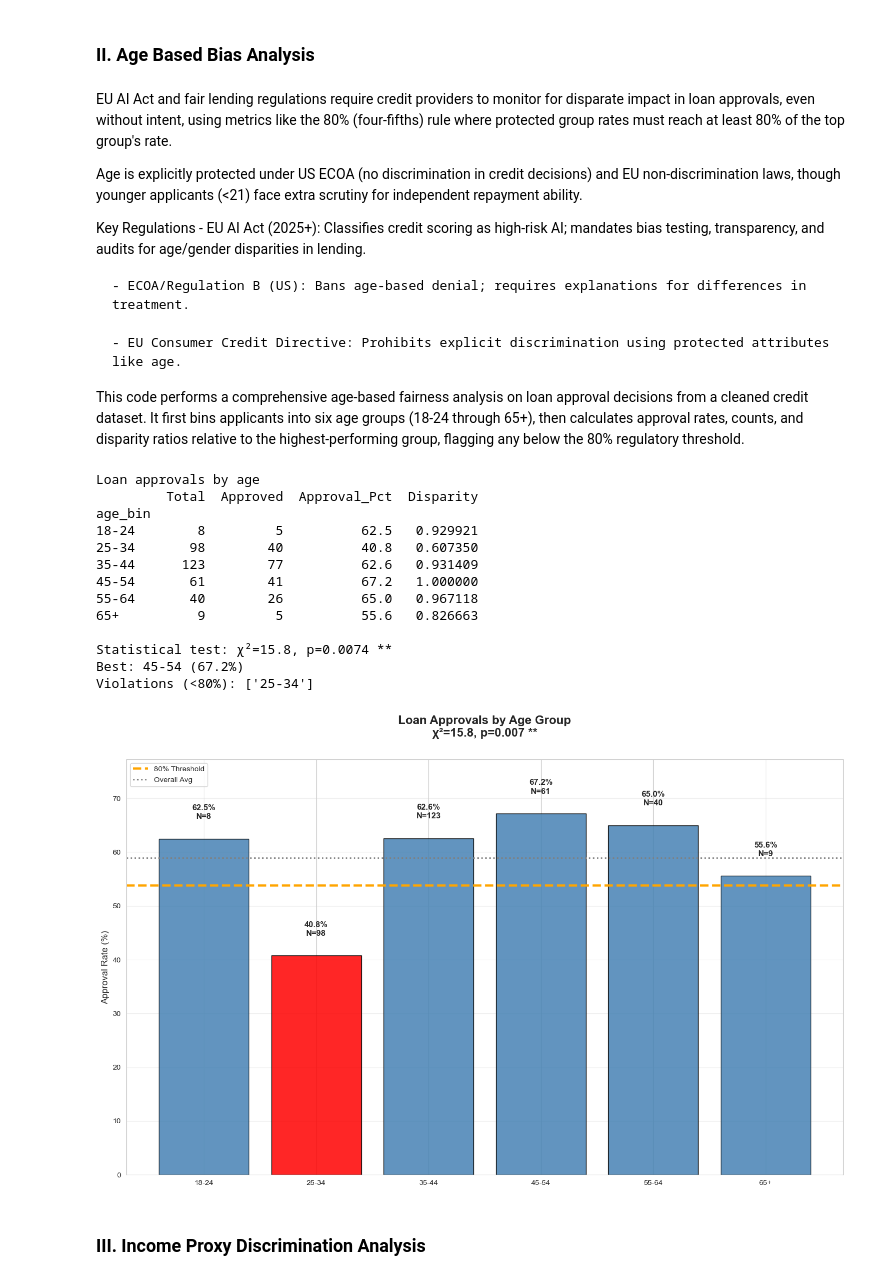
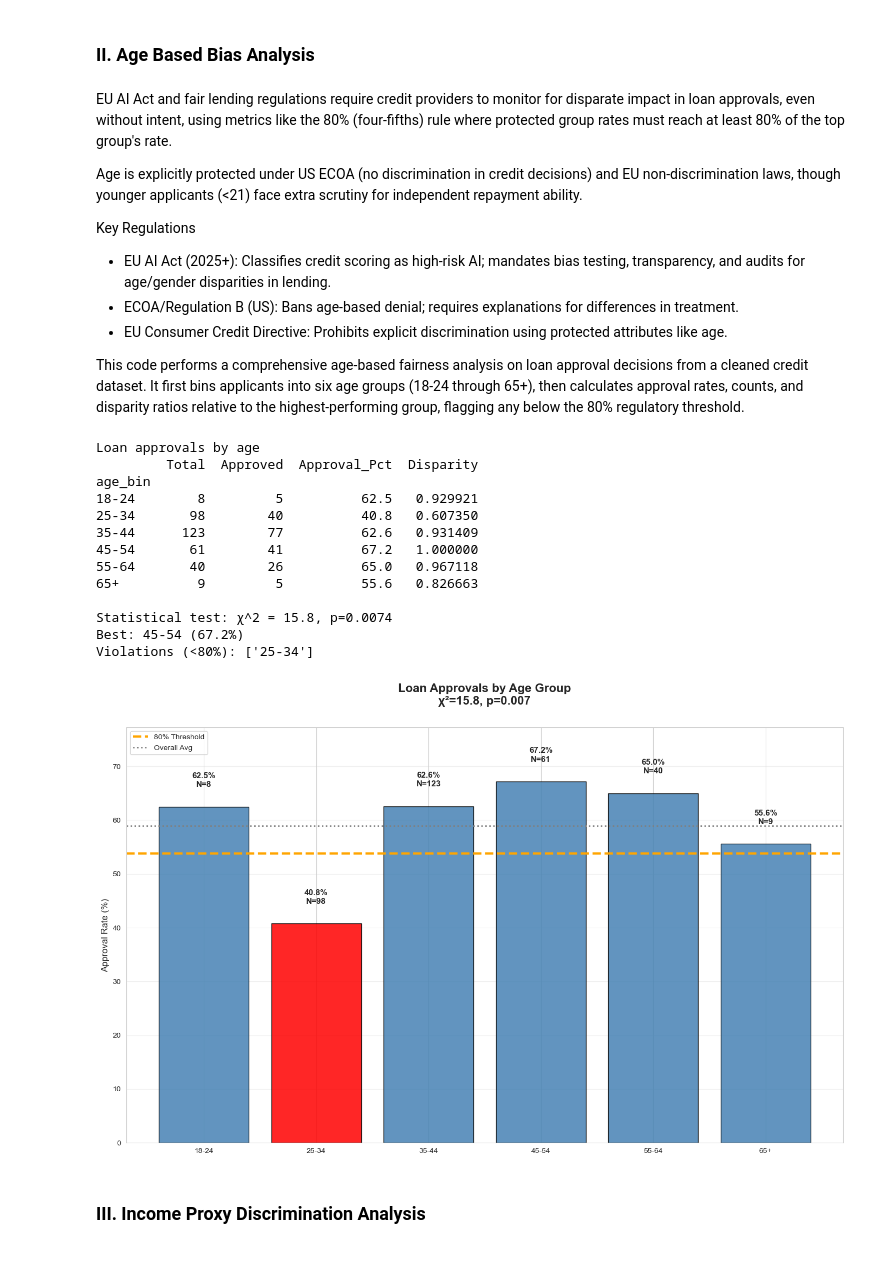
Before and after one commit to korbidietl/dego_gp_txc1, a Jupyter notebook: notebooks/02-bias-analysis.ipynb, the cells around one changed output. Cells and saved outputs as stored; diff of their text form; code cells hidden in the pictures.

```diff
--- a/notebooks/02-bias-analysis.ipynb
+++ b/notebooks/02-bias-analysis.ipynb
@@ -113,11 +114,9 @@ EU AI Act and fair lending regulations require credit providers to monitor for d
 Age is explicitly protected under US ECOA (no discrimination in credit decisions) and EU non-discrimination laws, though younger applicants (<21) face extra scrutiny for independent repayment ability.
 
 Key Regulations
-    - EU AI Act (2025+): Classifies credit scoring as high-risk AI; mandates bias testing, transparency, and audits for age/gender disparities in lending.
-
-    - ECOA/Regulation B (US): Bans age-based denial; requires explanations for differences in treatment.
-
-    - EU Consumer Credit Directive: Prohibits explicit discrimination using protected attributes like age.
+* EU AI Act (2025+): Classifies credit scoring as high-risk AI; mandates bias testing, transparency, and audits for age/gender disparities in lending.
+* ECOA/Regulation B (US): Bans age-based denial; requires explanations for differences in treatment.
+* EU Consumer Credit Directive: Prohibits explicit discrimination using protected attributes like age.
 
 This code performs a comprehensive age-based fairness analysis on loan approval decisions from a cleaned credit dataset. It first bins applicants into six age groups (18-24 through 65+), then calculates approval rates, counts, and disparity ratios relative to the highest-performing group, flagging any below the 80% regulatory threshold.
 # %%
@@ -126,9 +125,8 @@ bins = [18, 25, 35, 45, 55, 65, 100]
 labels = ['18-24', '25-34', '35-44', '45-54', '55-64', '65+']
 df['age_bin'] = pd.cut(df['applicant_info.age'], bins=bins, labels=labels, right=False)
 
-metrics = df.groupby('age_bin')['decision.loan_approved'].agg([
-    'count', 'sum', 'mean'
-]).round(4)
+metrics = df.groupby('age_bin', observed=False)['decision.loan_approved'].agg(['count', 'sum', 'mean']).round(4)
+
 metrics.columns = ['Total', 'Approved', 'Approval_Rate']
 metrics['Approval_Pct'] = (metrics['Approval_Rate'] * 100).round(1)
 metrics['Disparity'] = metrics['Approval_Rate'] / metrics['Approval_Rate'].max()
@@ -136,12 +134,11 @@ metrics['Disparity'] = metrics['Approval_Rate'] / metrics['Approval_Rate'].max()
 # Statistical test
 contingency = pd.crosstab(df['age_bin'], df['decision.loan_approved'])
 chi2, p, dof, expected = chi2_contingency(contingency)
-sig_level = '***' if p < 0.001 else '**' if p < 0.01 else '*' if p < 0.05 else 'ns'
 
 # Results
 print("\nLoan approvals by age")
 print(metrics[['Total', 'Approved', 'Approval_Pct', 'Disparity']])
-print(f"\nStatistical test: χ²={chi2:.1f}, p={p:.4f} {sig_level}")
+print(f"\nStatistical test: χ^2 = {chi2:.1f}, p={p:.4f}")
 print(f"Best: {metrics['Approval_Rate'].idxmax()} ({metrics['Approval_Rate'].max():.1%})")
 print(f"Violations (<80%): {list(metrics[metrics['Disparity'] < 0.8].index)}")
 # %% [output]
@@ -155,39 +152,39 @@ age_bin
 55-64       40        26          65.0   0.967118
 65+          9         5          55.6   0.826663
 
-Statistical test: χ²=15.8, p=0.0074 **
+Statistical test: χ^2 = 15.8, p=0.0074
 Best: 45-54 (67.2%)
 Violations (<80%): ['25-34']
 # %%
 # Chart with stats
 fig, ax1 = plt.subplots(figsize=(14, 9))
 
 colors = ['red' if r < 0.8 else 'steelblue' for r in metrics['Disparity']]
 bars = ax1.bar(metrics.index, metrics['Approval_Pct'], color=colors, alpha=0.85, edgecolor='black')
 
 # Thresholds
 ax1.axhline(y=metrics['Approval_Rate'].max()*80, color='orange', ls='--', lw=3, label='80% Threshold')
 ax1.axhline(y=metrics['Approval_Rate'].mean()*100, color='gray', ls=':', lw=2, label='Overall Avg')
 
 # Labels
 max_pct = metrics['Approval_Pct'].max()
 label_offset = max_pct * 0.05
 for i, (pct, total) in enumerate(zip(metrics['Approval_Pct'], metrics['Total'])):
     ax1.text(i, pct + label_offset, f'{pct}%\nN={int(total):,}',
              ha='center', va='bottom', fontweight='bold', fontsize=11)
 
-ax1.set_title(f'Loan Approvals by Age Group\nχ²={chi2:.1f}, p={p:.3f} {sig_level}',
+ax1.set_title(f'Loan Approvals by Age Group\nχ²={chi2:.1f}, p={p:.3f}',
               fontweight='bold', fontsize=16, pad=30)
 ax1.set_ylabel('Approval Rate (%)', fontsize=12)
 ax1.legend(loc='upper left')
 ax1.grid(axis='y', alpha=0.3)
 ax1.set_ylim(0, max_pct * 1.15)
 
 plt.xticks(rotation=0)
 plt.tight_layout()
 plt.show()
 # %% [output]
-[figure, old version]
+[figure, new version]
 # %% [markdown]
 ### III. Income Proxy Discrimination Analysis
 # %% [markdown]
```
Also changed, not shown: parts of 11 cells of this notebook.
